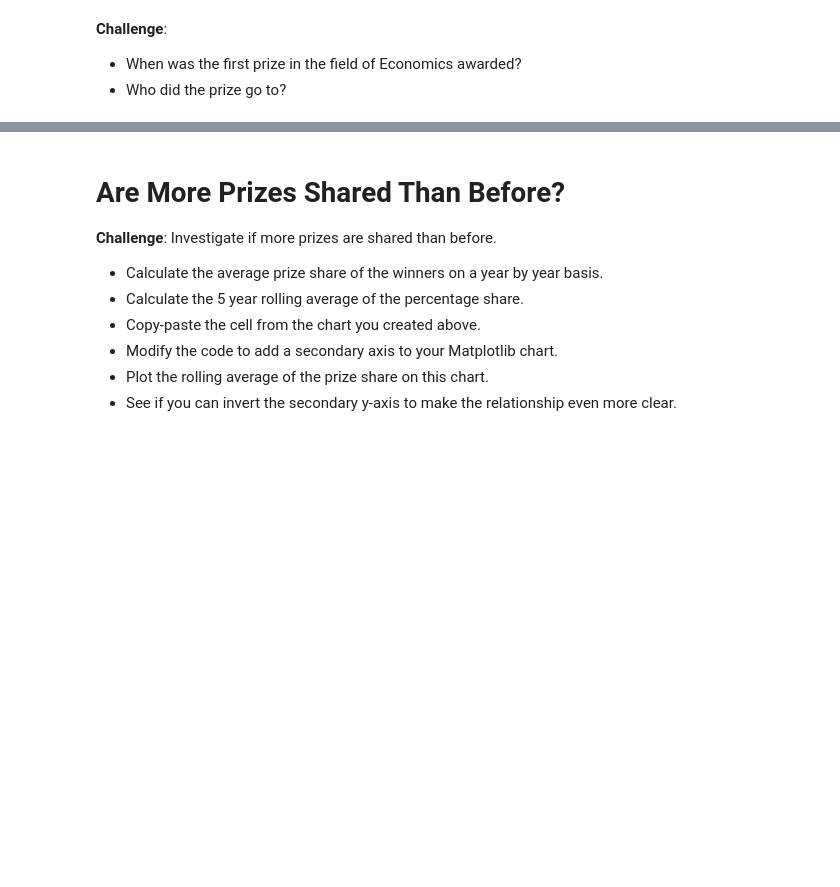
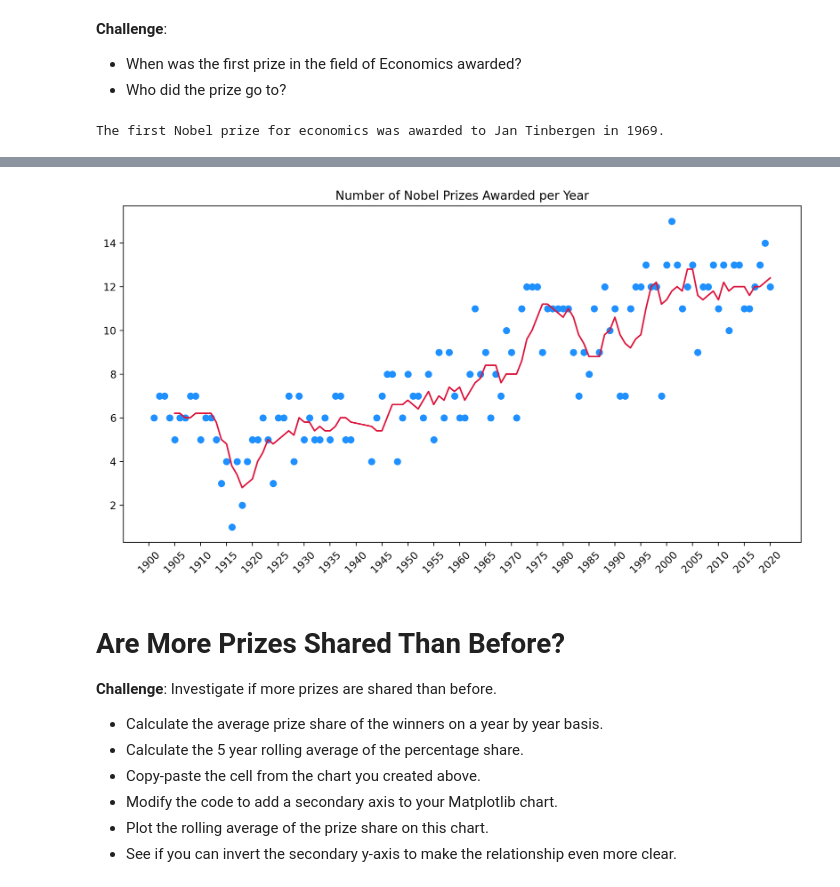
Before and after one commit to liamfrager/Python-Practice, a Jupyter notebook: 79 Nobel Prize Analysis/Nobel_Prize_Analysis_(start).ipynb, the cells around one changed output, grey strips where cells are left out. Saved outputs shown, nothing was run; the diff lists cells and outputs as text; code cells hidden in the pictures; blank space fills up the shorter version.

```diff
--- a/79 Nobel Prize Analysis/Nobel_Prize_Analysis_(start).ipynb
+++ b/79 Nobel Prize Analysis/Nobel_Prize_Analysis_(start).ipynb
@@ -57,3 +102,6 @@ Caveats: The exact birth dates for Michael Houghton, Venkatraman Ramakrishnan, a
 * Add a Column called `share_pct` which has the laureates' share as a percentage in the form of a floating-point number.
 # %% [markdown]
 #### Convert Year and Birth Date to Datetime
+# %%
+df_data.birth_date = pd.to_datetime(df_data.birth_date)
+df_data.dtypes
@@ -60,2 +126,5 @@ Caveats: The exact birth dates for Michael Houghton, Venkatraman Ramakrishnan, a
 # %% [markdown]
 #### Add a Column with the Prize Share as a Percentage
+# %%
+df_data.prize_share = df_data.prize_share.apply(
+    lambda x: int(x.split('/')[0]) / int(x.split('/')[-1]))
@@ -87,6 +223,15 @@ Caveats: The exact birth dates for Michael Houghton, Venkatraman Ramakrishnan, a
 **Challenge**:
 * When was the first prize in the field of Economics awarded?
 * Who did the prize go to?
+# %%
+df_economics = df_data.query('category == "Economics"')
+print(
+    f'The first Nobel prize for economics was awarded '
+    f'to {df_economics.loc[df_economics.year.idxmin()].full_name} '
+    f'in {df_economics.year.min()}.'
+)
+# %% [output]
+The first Nobel prize for economics was awarded to Jan Tinbergen in 1969.
 # %% [markdown]
 # Male and Female Winners by Category
 
@@ -111,6 +266,28 @@ Caveats: The exact birth dates for Michael Houghton, Venkatraman Ramakrishnan, a
 
 * Looking at the chart, did the first and second world wars have an impact on the number of prizes being given out?
 * What could be the reason for the trend in the chart?
+# %%
+prizes_per_year = df_data.groupby('year').count().prize
+plt.figure(figsize=(12, 6), dpi=200)
+plt.scatter(
+    x=prizes_per_year.index,
+    y=prizes_per_year.values,
+    color='dodgerblue'
+)
+
+plt.plot(
+    prizes_per_year.index,
+    prizes_per_year.rolling(window=5).mean().values,
+    color='crimson'
+)
+plt.xticks(
+    ticks=np.arange(1900, 2021, step=5),
+    rotation=45
+)
+plt.title('Number of Nobel Prizes Awarded per Year')
+plt.show()
+# %% [output]
+[figure, added]
 # %% [markdown]
 # Are More Prizes Shared Than Before?
 
```
Also changed, not shown: parts of 25 cells of this notebook.
